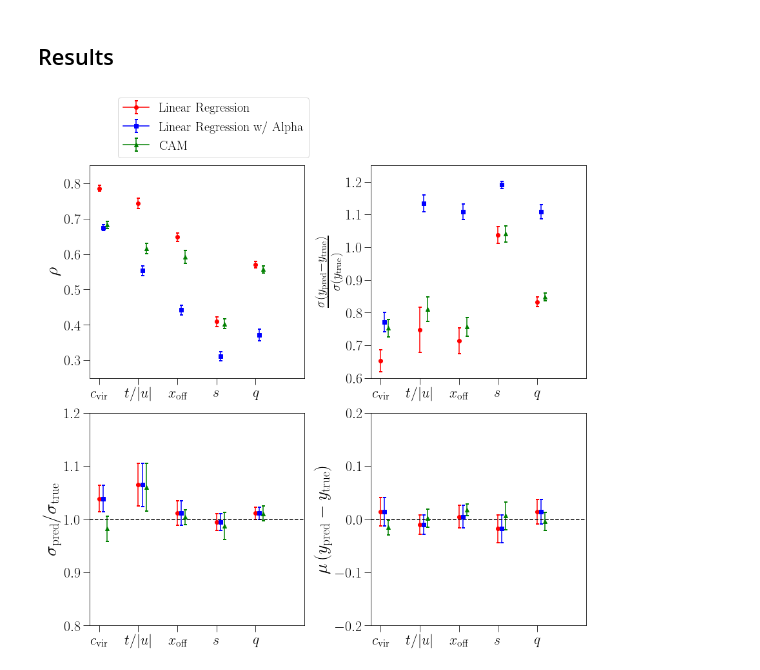
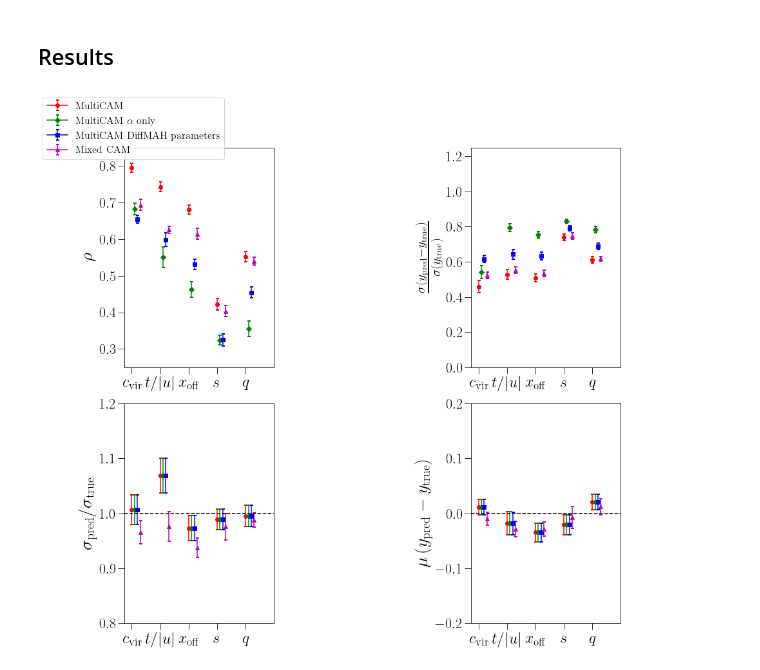
Before and after one commit to ismael-mendoza/nbody-relaxed, a Jupyter notebook: notebooks/plots/model-metrics.ipynb, the cells around one changed output. Drawn from its saved outputs; the diff is of its cells as text; code cells hidden in the pictures.

```diff
--- a/notebooks/plots/model-metrics.ipynb
+++ b/notebooks/plots/model-metrics.ipynb
@@ -62,0 +64,5 @@ alphas, ma_exp, am_exp = alpha_analysis(ma, scales, mass_bins)
+# %%
+# prepare catalog with all a_m
+am_names = [f'am_{ii}' for ii in range(len(mass_bins))]
+for ii in range(len(mass_bins)):
+    cat.add_column(am[:, ii], name=am_names[ii])
@@ -76,22 +83,32 @@ print(cvir_train.shape, cvir_test.shape, alpha_train.shape)
+# %%
+params = ('cvir', 't/|u|', 'x0', 'spin', 'q')
+info = {
+    'all': {'x': am_names, 'y': params, },
+    'alpha': {'x': ('alpha',), 'y': params, },
+    'diffmah': {'x':('tau_c', 'alpha_early', 'alpha_late'), 'y':params,},
+}
+datasets, cat_train, cat_test = prepare_datasets(cat, info)
 # %% [markdown]
 # Train
 # %% [markdown]
 # Predict present-day parameters from MAH
 # %%
 # joint models
-params = ('cvir', 't/|u|', 'x0', 'spin', 'q')
-y_train = np.hstack([cat_train[param].reshape(-1,1) for param in params])
 data ={
-    'linear': {
-        'xy': (am_train, y_train), 'n_features': am_train.shape[1], 'n_targets': len(params), 'model': 'linear',
+    'multicam': {
+        'xy': datasets['all']['train'], 'n_features': 100, 'n_targets': 5, 'model': 'linear',
         'kwargs': {'to_marginal_normal':True , 'use_multicam': True},
     },
-    'linear_alpha': {
-        'xy': (alpha_train, y_train), 'n_features': alpha_train.shape[1], 'n_targets': y_train.shape[1], 'model': 'linear',
+    'multicam_alpha': {
+        'xy': datasets['alpha']['train'], 'n_features': 1, 'n_targets': 5, 'model': 'linear',
         'kwargs': {'to_marginal_normal':True , 'use_multicam': True},
     },
+    'multicam_diffmah': {
+        'xy': datasets['diffmah']['train'], 'n_features': 3, 'n_targets': 5,
+        'model': 'linear', 'kwargs': {'to_marginal_normal':True , 'use_multicam': True},
+    },
     'mixed_cam': {
-        'xy': (am_train, y_train), 'n_features': am_train.shape[1], 'n_targets': len(params),
+        'xy': datasets['all']['train'], 'n_features': 100, 'n_targets': 5,
         'model': 'mixed_cam', 'kwargs':{'mass_bins':mass_bins,
                                         'opt_mbins':(0.5, 0.738, 0.67, 0.54, 0.67),
                                         'cam_orders':(-1, +1, +1, +1, -1)},
@@ -189,15 +207,19 @@ def metrics_plot(metrics_data: dict, test_data: dict, trained_models: dict,
 # %%
 metrics_data = {
     'corr': {'yrange':( 0.25,0.85)},
-    'rscatter': {'yrange':(0.6,1.25)},
+    'rscatter': {'yrange':(0.0,1.25)},
     'sigma_ratio': {'yrange':(0.8, 1.2), 'hline': 1.0},
     'mu': {'yrange':(-0.2, 0.2), 'hline': 0.0},
 }
 test_data = {
-    'linear': (am_test, "\\rm Linear Regression", 'r', 'o'),
-    'linear_alpha': (alpha_test, "\\rm Linear Regression w/ Alpha", 'b', 's'),
-    'mixed_cam': (am_test, "\\rm CAM", 'g', '^')
+    'multicam': (datasets['all']['test'][0], r"\rm MultiCAM", 'r', 'o'),
+    'multicam_alpha': (datasets['alpha']['test'][0], r"\rm MultiCAM $\alpha$ only", 'g', 'D'),
+    'multicam_diffmah': (datasets['diffmah']['test'][0], r"\rm MultiCAM DiffMAH parameters", 'b', 's'),
+    'mixed_cam': (datasets['all']['test'][0], r"\rm Mixed CAM", 'm', '^'),
+#     'linear_except_x0': (datasets['except_x0']['test'][0], r"\rm Linear Regression except $x_{\rm off}$", 'c', '*'),
+
 }
-metrics_plot(metrics_data, test_data, joint_models, cat_test, params=params, )
+metrics_plot(metrics_data, test_data, joint_models, cat_test, params=params,
+             ncols=2, nrows=2, figsize=(12, 12), ticksize=24, legend_size=16)
 # %% [output]
-[figure, old version]
+[figure, new version]
```
Also changed, not shown: parts of 7 cells of this notebook, 10 other files.
